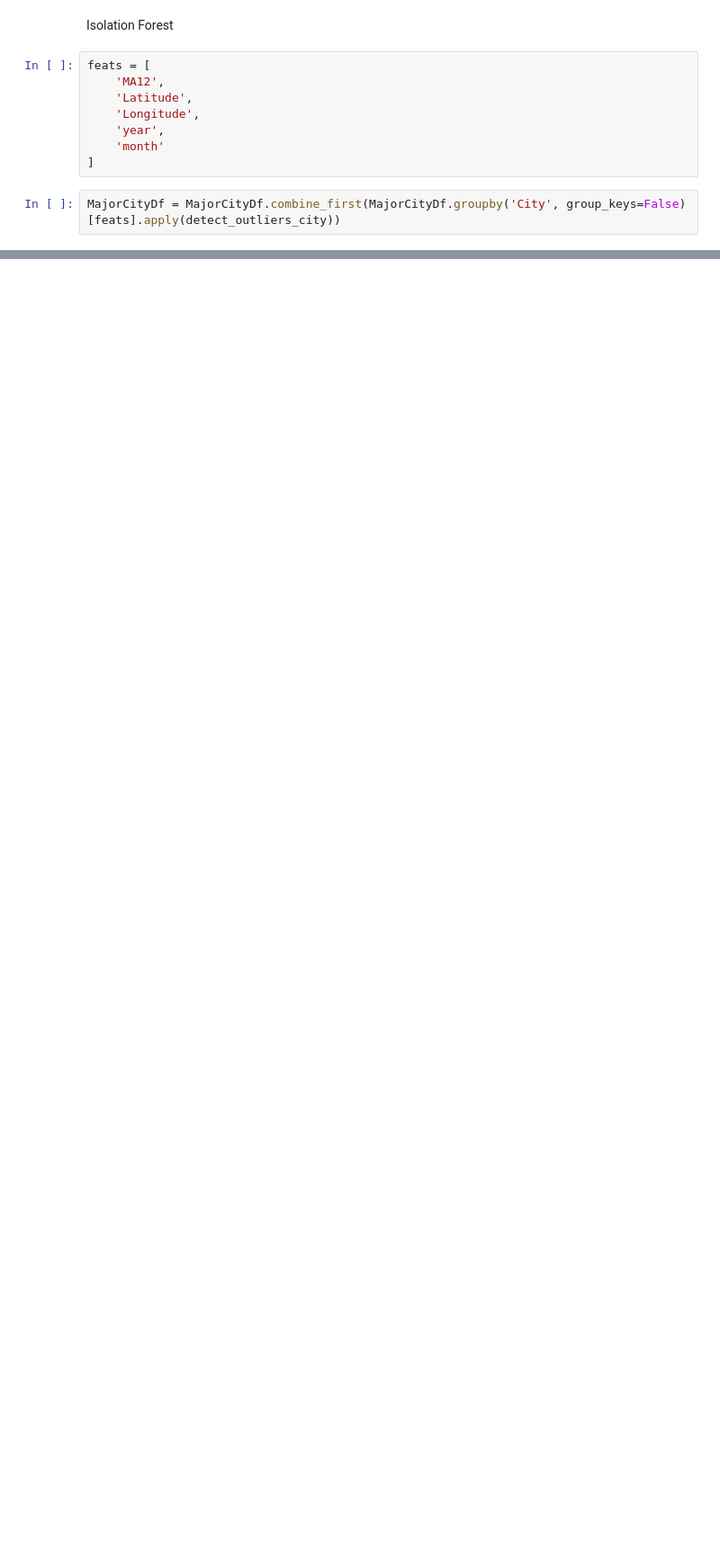
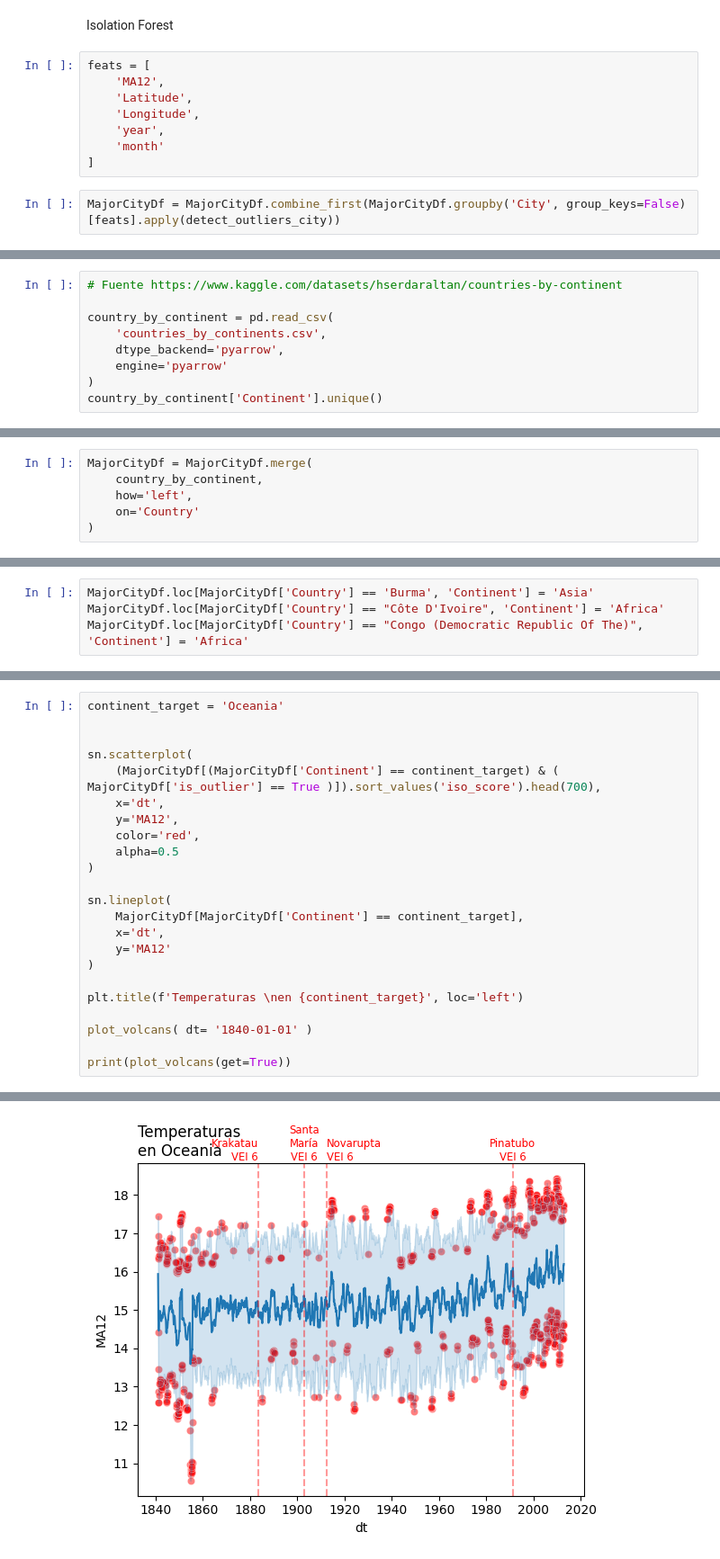
Before and after one commit to Axoluther/astronomia, a Jupyter notebook: tarea3/outliers2.ipynb, the cells around one changed output, grey strips where cells are left out. Shown: that part at 90% size. Cells and saved outputs as stored; diff of their text form; blank space fills up the shorter version.

Commit message:
Modelo | se aplica la isolation forest para detectar anomalias por cada pais, y se añaden los continentes a los que pertenecen

```diff
--- a/tarea3/outliers2.ipynb
+++ b/tarea3/outliers2.ipynb
@@ -147,0 +261,9 @@ sn.lineplot(
+# %%
+# Fuente https://www.kaggle.com/datasets/hserdaraltan/countries-by-continent
+
+country_by_continent = pd.read_csv(
+    'countries_by_continents.csv',
+    dtype_backend='pyarrow',
+    engine='pyarrow'
+)
+country_by_continent['Continent'].unique()
@@ -147,0 +274,6 @@ sn.lineplot(
+# %%
+MajorCityDf = MajorCityDf.merge(
+    country_by_continent,
+    how='left',
+    on='Country'
+)
@@ -147,0 +295,4 @@ sn.lineplot(
+# %%
+MajorCityDf.loc[MajorCityDf['Country'] == 'Burma', 'Continent'] = 'Asia'
+MajorCityDf.loc[MajorCityDf['Country'] == "Côte D'Ivoire", 'Continent'] = 'Africa'
+MajorCityDf.loc[MajorCityDf['Country'] == "Congo (Democratic Republic Of The)", 'Continent'] = 'Africa'
@@ -147,0 +307,24 @@ sn.lineplot(
+# %%
+continent_target = 'Oceania'
+
+
+sn.scatterplot(
+    (MajorCityDf[(MajorCityDf['Continent'] == continent_target) & ( MajorCityDf['is_outlier'] == True )]).sort_values('iso_score').head(700),
+    x='dt',
+    y='MA12',
+    color='red',
+    alpha=0.5
+)
+
+sn.lineplot(
+    MajorCityDf[MajorCityDf['Continent'] == continent_target],
+    x='dt',
+    y='MA12'
+)
+
+plt.title(f'Temperaturas \nen {continent_target}', loc='left')
+
+plot_volcans( dt= '1840-01-01' )
+
+print(plot_volcans(get=True))
+# %% [output]
@@ -147,0 +332 @@ sn.lineplot(
+[figure, added]
```
Also changed, not shown: parts of 19 cells of this notebook.
